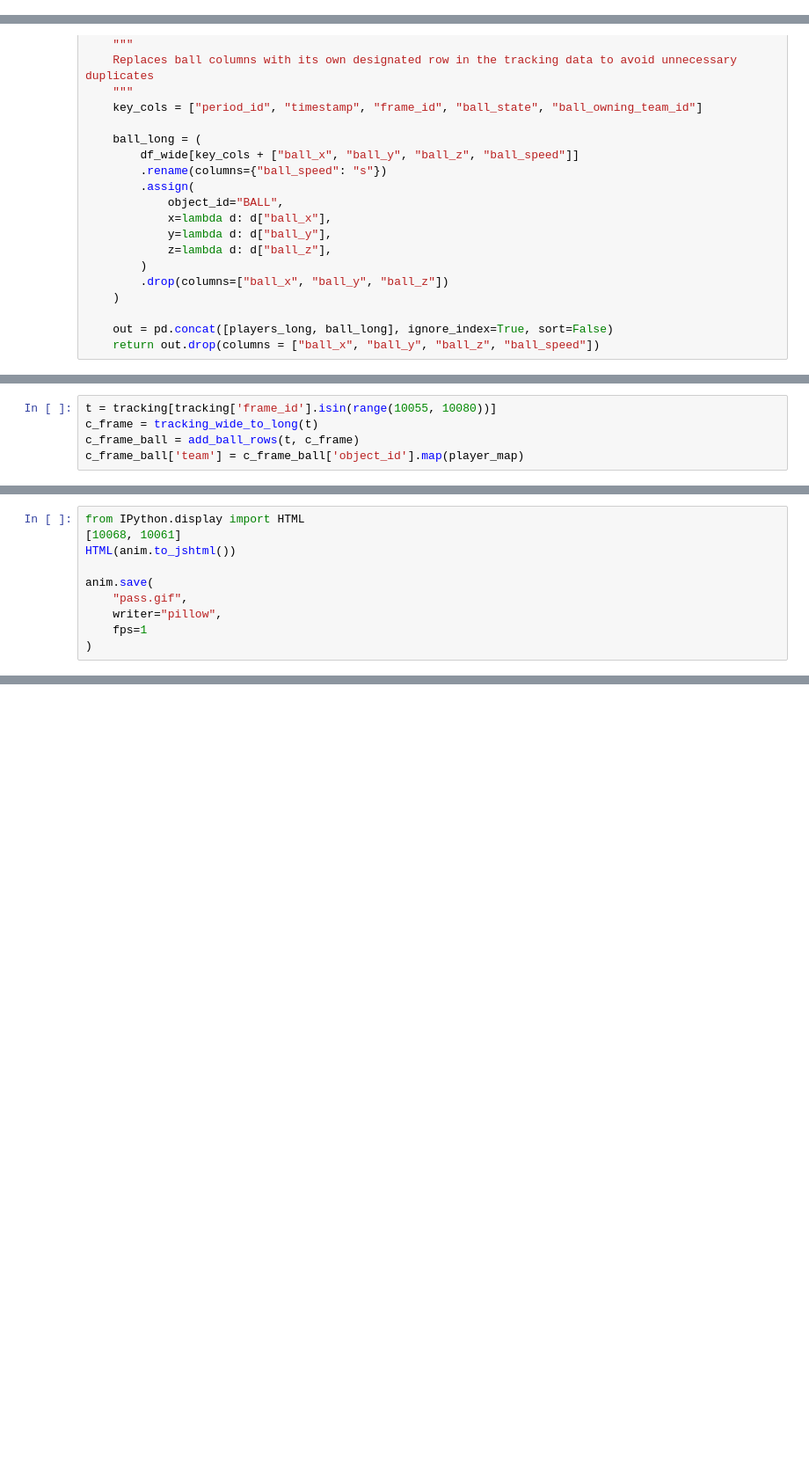
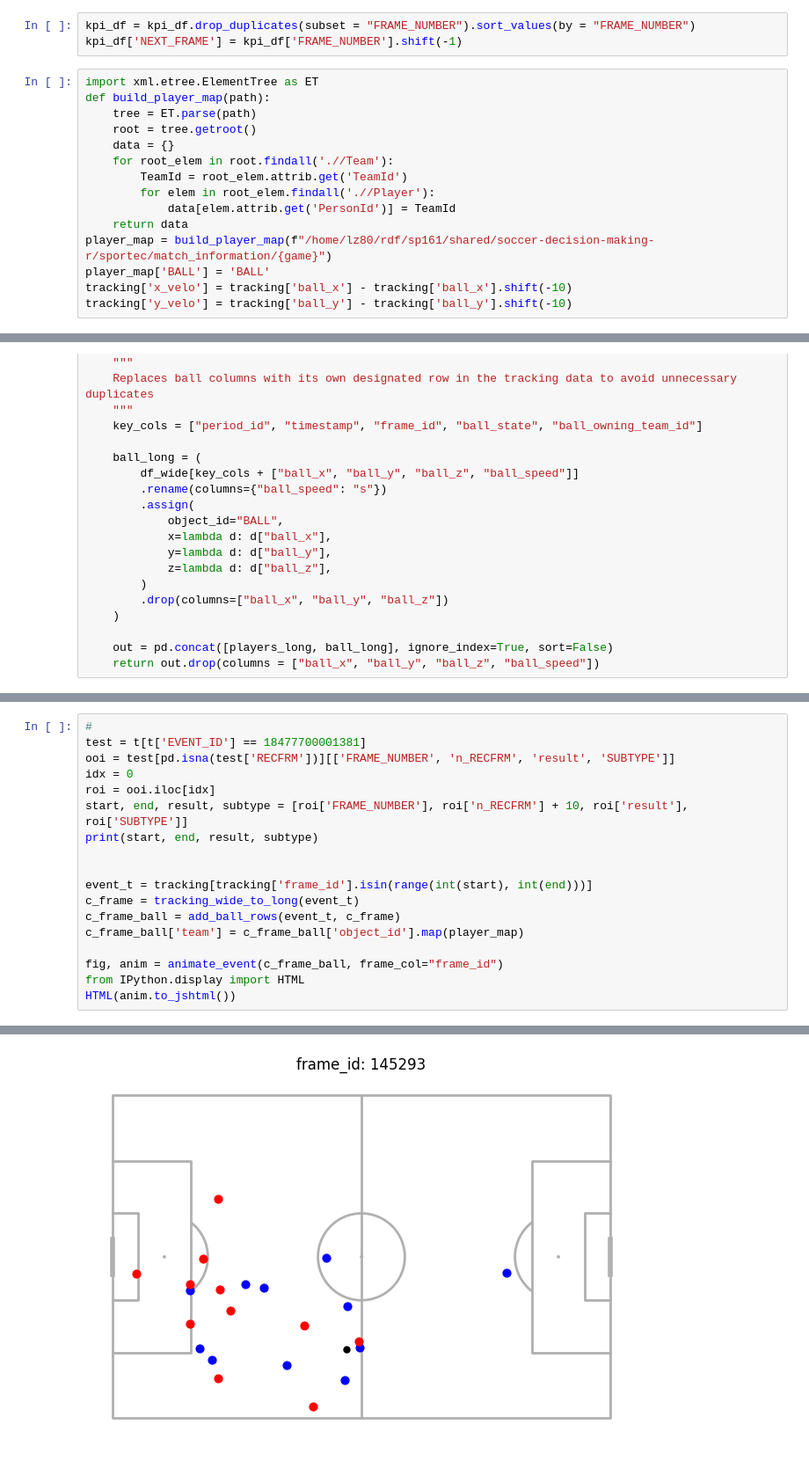
Before and after one commit to saberpowers/soccer-decision-making-r, a Jupyter notebook: scripts/sandbox/kloppy_test.ipynb, the cells around one changed output, grey strips where cells are left out. Shown at 88% size. Drawn from its saved outputs; the diff is of its cells as text; blank space fills up the shorter version.

```diff
--- a/scripts/sandbox/kloppy_test.ipynb
+++ b/scripts/sandbox/kloppy_test.ipynb
@@ -36 +32,19 @@ Name: FRAME_NUMBER, dtype: int64
+# %%
+kpi_df = kpi_df.drop_duplicates(subset = "FRAME_NUMBER").sort_values(by = "FRAME_NUMBER")
+kpi_df['NEXT_FRAME'] = kpi_df['FRAME_NUMBER'].shift(-1)
+# %%
+import xml.etree.ElementTree as ET
+def build_player_map(path):
+    tree = ET.parse(path)
+    root = tree.getroot()
+    data = {}
+    for root_elem in root.findall('.//Team'):
+        TeamId = root_elem.attrib.get('TeamId')
+        for elem in root_elem.findall('.//Player'):
+            data[elem.attrib.get('PersonId')] = TeamId
+    return data
+player_map = build_player_map(f"/home/lz80/rdf/sp161/shared/soccer-decision-making-r/sportec/match_information/{game}")
+player_map['BALL'] = 'BALL'
+tracking['x_velo'] = tracking['ball_x'] - tracking['ball_x'].shift(-10)
+tracking['y_velo'] = tracking['ball_y'] - tracking['ball_y'].shift(-10)
 # %%
@@ -113,5 +161,0 @@ player_map['BALL'] = 'BALL'
-# %%
-t = tracking[tracking['frame_id'].isin(range(10055, 10080))]
-c_frame = tracking_wide_to_long(t)
-c_frame_ball = add_ball_rows(t, c_frame)
-c_frame_ball['team'] = c_frame_ball['object_id'].map(player_map)
@@ -236,10 +269,19 @@ fig, anim = animate_event(c_frame_ball, frame_col="frame_id")
 # %%
+#
+test = t[t['EVENT_ID'] == 18477700001381]
+ooi = test[pd.isna(test['RECFRM'])][['FRAME_NUMBER', 'n_RECFRM', 'result', 'SUBTYPE']]
+idx = 0
+roi = ooi.iloc[idx]
+start, end, result, subtype = [roi['FRAME_NUMBER'], roi['n_RECFRM'] + 10, roi['result'], roi['SUBTYPE']]
+print(start, end, result, subtype)
+
+
+event_t = tracking[tracking['frame_id'].isin(range(int(start), int(end)))]
+c_frame = tracking_wide_to_long(event_t)
+c_frame_ball = add_ball_rows(event_t, c_frame)
+c_frame_ball['team'] = c_frame_ball['object_id'].map(player_map)
+
+fig, anim = animate_event(c_frame_ball, frame_col="frame_id")
 from IPython.display import HTML
-[10068, 10061]
 HTML(anim.to_jshtml())
-
-anim.save(
-    "pass.gif",
-    writer="pillow",
-    fps=1
-)
+# %% [output]
@@ -245,0 +290 @@ anim.save(
+[figure, added]
```
Also changed, not shown: parts of 8 cells of this notebook, 2 other files.
